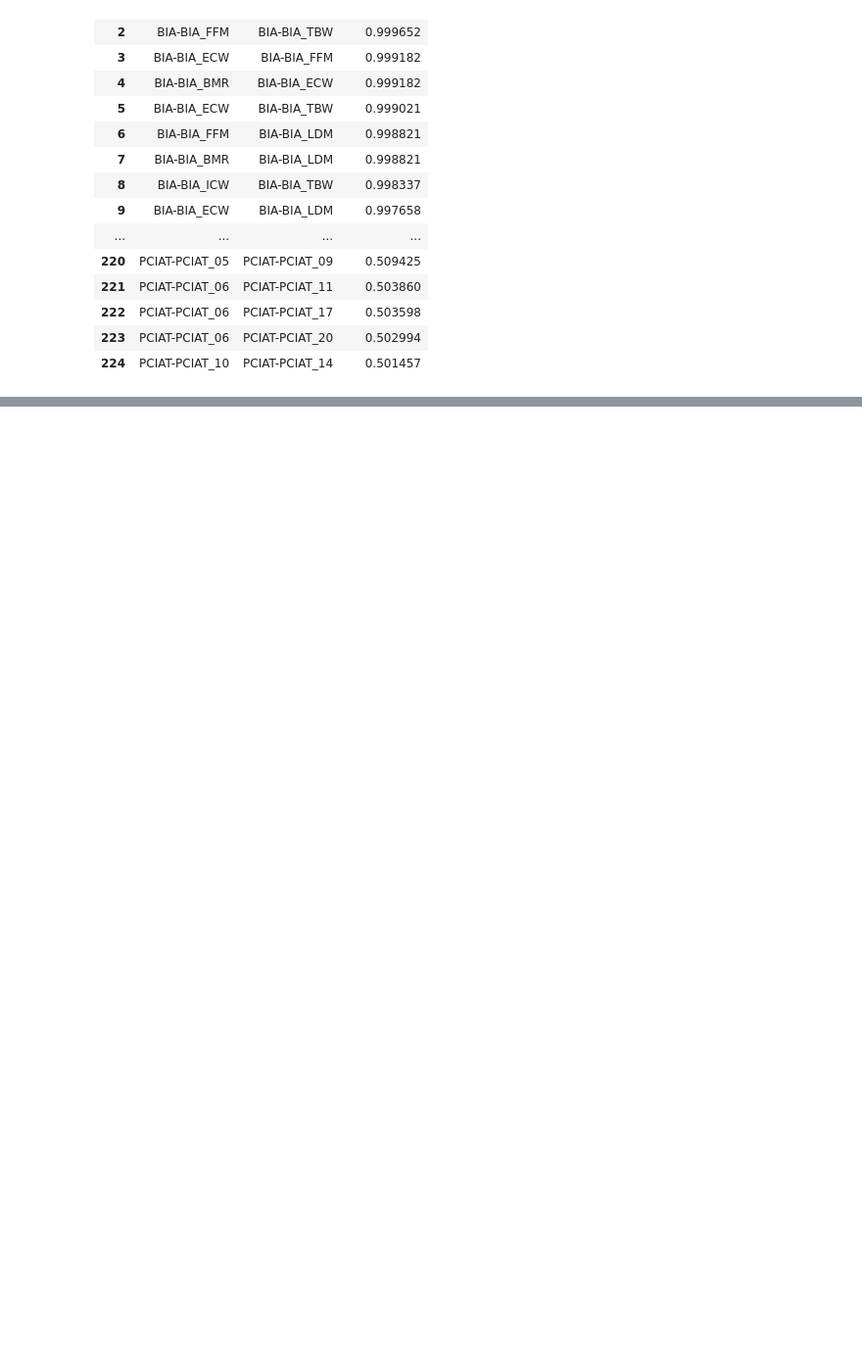
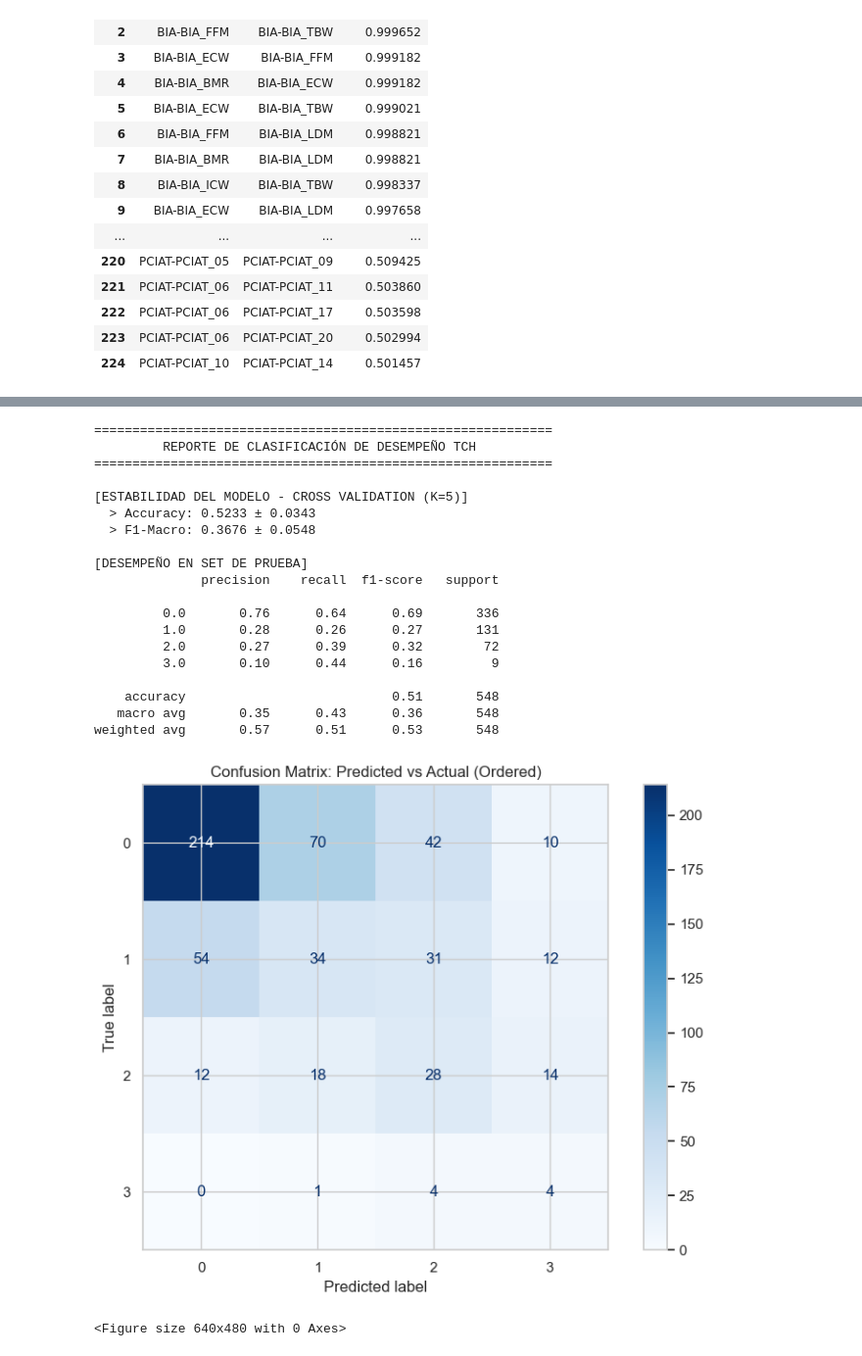
Before and after one commit to ulcaicedo31-hub/Taller-colaborativo, a Jupyter notebook: Sources/Proyecto.ipynb, the cells around one changed output, grey strips where cells are left out. Shown at 98% size. Saved outputs shown, nothing was run; the diff lists cells and outputs as text; code cells hidden in the pictures; blank space fills up the shorter version.

Commit message:
Modelos Iniciales

```diff
--- a/Sources/Proyecto.ipynb
+++ b/Sources/Proyecto.ipynb
@@ -141,6 +142,7 @@ Name: proportion, dtype: float64
 # %%
 #5 Se eliminan filas con nulos en variable objetivo para hacer entrenamiento supervisado
 df_train = df_train[df_train["sii"].notnull()]
+df_train["sii"] = df_train["sii"].astype(int)
 df_train.shape
 # %% [output]
 (2736, 82)
@@ -332,7 +334,7 @@ ordinal_features = [
  'FGC-FGC_CU_Zone', 'FGC-FGC_GSND_Zone', 'FGC-FGC_GSD_Zone',
 'FGC-FGC_PU_Zone', 'FGC-FGC_SRL_Zone', 'FGC-FGC_SRR_Zone',
 'FGC-FGC_TL_Zone', 'BIA-BIA_Activity_Level_num', 'BIA-BIA_Frame_num',
- 'PreInt_EduHx-computerinternet_hoursday'
+ 'PreInt_EduHx-computerinternet_hoursday',  'sii'
 ]
 # %%
 # 6. Definición de Pipelines de Imputación, Escalado y Encoding.
@@ -354,8 +356,7 @@ cat_pipeline = Pipeline([
 
 # ordinales (sin one hot)
 ord_pipeline = Pipeline([
-    ('imputer', SimpleImputer(strategy='most_frequent')),
-    ('scaler', StandardScaler())
+    ('imputer', SimpleImputer(strategy='most_frequent'))
 ])
 
 preprocessor = ColumnTransformer([
@@ -374,6 +375,7 @@ df_processed = pd.DataFrame(
     df_processed,
     columns=preprocessor.get_feature_names_out()
     )
+
 process_pipeline
 # %% [output]
 Pipeline(steps=[('clean',
@@ -405,0 +398,64 @@ df_processed.head()
+# %%
+X = df_processed.drop(columns=["ord__sii"])
+y = df_processed["ord__sii"]
+
+X_train, X_test, y_train, y_test = train_test_split(X, y, test_size=0.2, random_state=42)
+
+logistic_model = LogisticRegression(max_iter=1000, random_state=42, class_weight='balanced')
+logistic_model.fit(X_train, y_train)
+y_pres_lg = logistic_model.predict(X_test)
+
+skf = StratifiedKFold(n_splits=5, shuffle=True, random_state=42)
+scoring_metrics = ['accuracy', 'f1_macro']
+cv_results = cross_validate(logistic_model, X_train, y_train, cv=skf, scoring=scoring_metrics)
+
+def display_professional_eval(y_true, y_pred, cv_res):
+    sns.set_theme(style="whitegrid")
+
+    print("="*60)
+    print(f"{'REPORTE DE CLASIFICACIÓN DE DESEMPEÑO TCH':^60}")
+    print("="*60)
+
+    print(f"\n[ESTABILIDAD DEL MODELO - CROSS VALIDATION (K=5)]")
+    print(f"  > Accuracy: {cv_res['test_accuracy'].mean():.4f} ± {cv_res['test_accuracy'].std() * 2:.4f}")
+    print(f"  > F1-Macro: {cv_res['test_f1_macro'].mean():.4f} ± {cv_res['test_f1_macro'].std() * 2:.4f}")
+
+    print(f"\n[DESEMPEÑO EN SET DE PRUEBA]")
+    print(classification_report(y_true, y_pred))
+
+    cm = confusion_matrix(y_true, y_pred)
+
+    fig, ax = plt.subplots(figsize=(8, 6))
+    disp = ConfusionMatrixDisplay(confusion_matrix=cm)
+    disp.plot(cmap='Blues', ax=ax, values_format='d') # 'd' asegura números enteros
+
+    plt.title('Confusion Matrix: Predicted vs Actual (Ordered)')
+    plt.tight_layout()
+    plt.show()
+
+    plt.tight_layout()
+    plt.show()
+
+display_professional_eval(y_test, y_pres_lg, cv_results)
+# %% [output]
+============================================================
+         REPORTE DE CLASIFICACIÓN DE DESEMPEÑO TCH
+============================================================
+
+[ESTABILIDAD DEL MODELO - CROSS VALIDATION (K=5)]
+  > Accuracy: 0.5233 ± 0.0343
+  > F1-Macro: 0.3676 ± 0.0548
+
+[DESEMPEÑO EN SET DE PRUEBA]
+              precision    recall  f1-score   support
+
+         0.0       0.76      0.64      0.69       336
+         1.0       0.28      0.26      0.27       131
+         2.0       0.27      0.39      0.32        72
+         3.0       0.10      0.44      0.16         9
+
+    accuracy                           0.51       548
+   macro avg       0.35      0.43      0.36       548
+weighted avg       0.57      0.51      0.53       548
+[figure, added]
+<Figure size 640x480 with 0 Axes>
```
Also changed, not shown: parts of 5 cells of this notebook.
